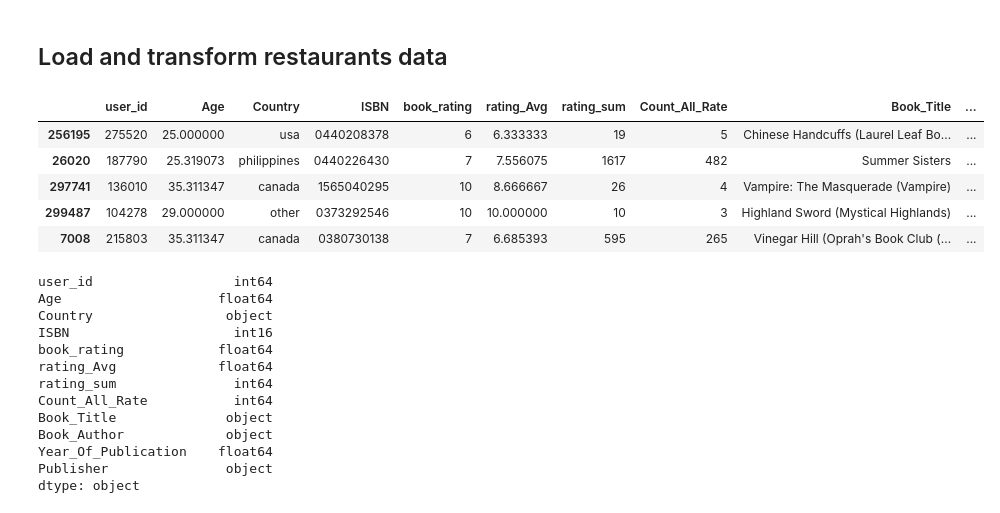
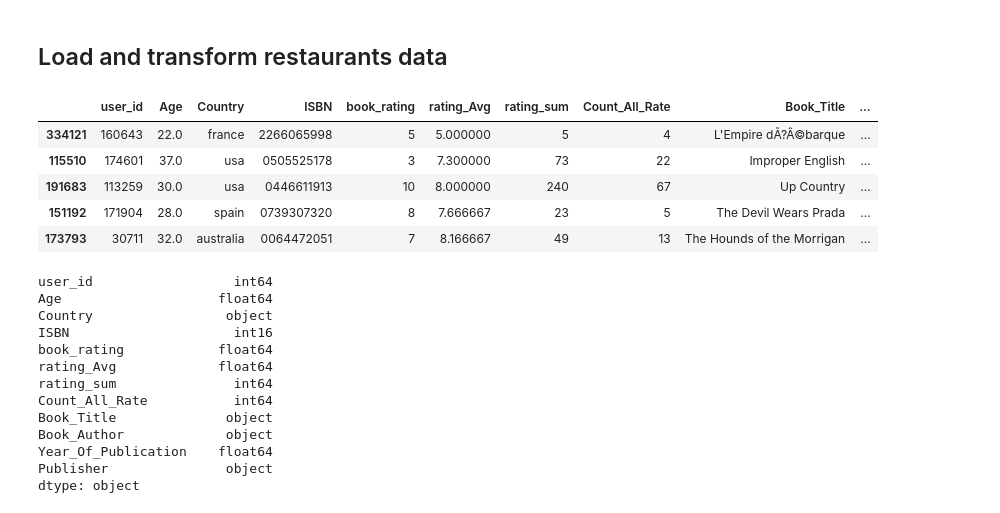
Before and after one commit to vldpro/SynEvaRec, a Jupyter notebook: notebooks/exp2.ipynb, the cells around one changed output. Saved outputs shown, nothing was run; the diff lists cells and outputs as text; code cells hidden in the pictures.

```diff
--- a/notebooks/exp2.ipynb
+++ b/notebooks/exp2.ipynb
@@ -16,15 +16,15 @@ BOOKS_DATASET_PATH = "books_dataset_cleaned.csv"
 # %%
 real_dataset = pd.read_csv(BOOKS_DATASET_PATH)
 real_dataset = real_dataset.drop(["Location"], axis=1)
-real_dataset = real_dataset.sample(int(len(real_dataset) * 0.3))
+real_dataset = real_dataset.sample(int(len(real_dataset) * 0.001))
 real_dataset.head()
 # %% [output]
 |  | user_id | Age | Country | ISBN | book_rating | rating_Avg | rating_sum | Count_All_Rate | Book_Title | ... |
-| 256195 | 275520 | 25.000000 | usa | 0440208378 | 6 | 6.333333 | 19 | 5 | Chinese Handcuffs (Laurel Leaf Bo... | ... |
-| 26020 | 187790 | 25.319073 | philippines | 0440226430 | 7 | 7.556075 | 1617 | 482 | Summer Sisters | ... |
-| 297741 | 136010 | 35.311347 | canada | 1565040295 | 10 | 8.666667 | 26 | 4 | Vampire: The Masquerade (Vampire) | ... |
-| 299487 | 104278 | 29.000000 | other | 0373292546 | 10 | 10.000000 | 10 | 3 | Highland Sword (Mystical Highlands) | ... |
-| 7008 | 215803 | 35.311347 | canada | 0380730138 | 7 | 6.685393 | 595 | 265 | Vinegar Hill (Oprah's Book Club (... | ... |
+| 334121 | 160643 | 22.0 | france | 2266065998 | 5 | 5.000000 | 5 | 4 | L'Empire dÃ?Â©barque | ... |
+| 115510 | 174601 | 37.0 | usa | 0505525178 | 3 | 7.300000 | 73 | 22 | Improper English | ... |
+| 191683 | 113259 | 30.0 | usa | 0446611913 | 10 | 8.000000 | 240 | 67 | Up Country | ... |
+| 151192 | 171904 | 28.0 | spain | 0739307320 | 8 | 7.666667 | 23 | 5 | The Devil Wears Prada | ... |
+| 173793 | 30711 | 32.0 | australia | 0064472051 | 7 | 8.166667 | 49 | 13 | The Hounds of the Morrigan | ... |
 # %%
 real_dataset["ISBN"] = real_dataset["ISBN"].astype('category').cat.codes
 # %%
```
Also changed, not shown: parts of 12 cells of this notebook.
